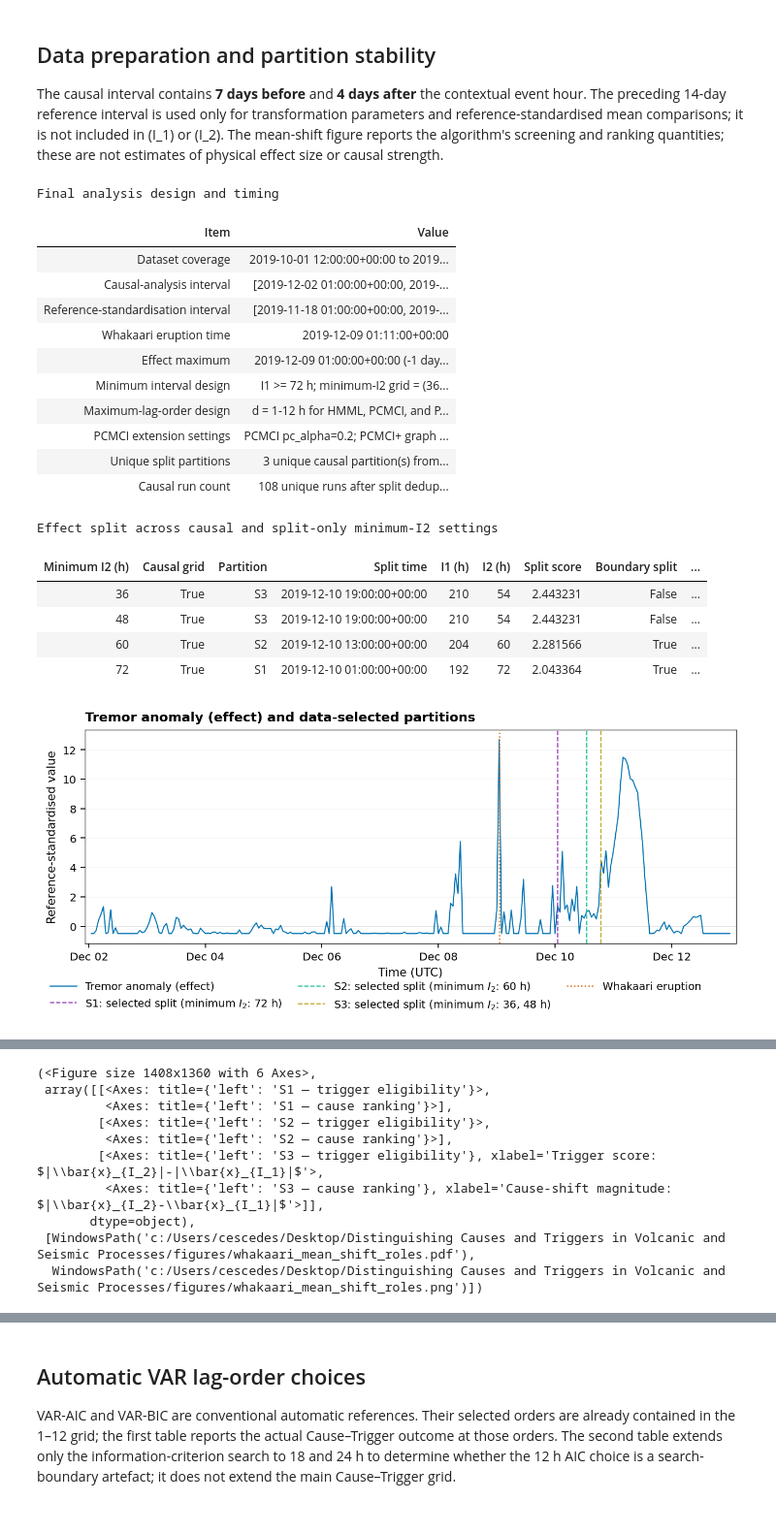
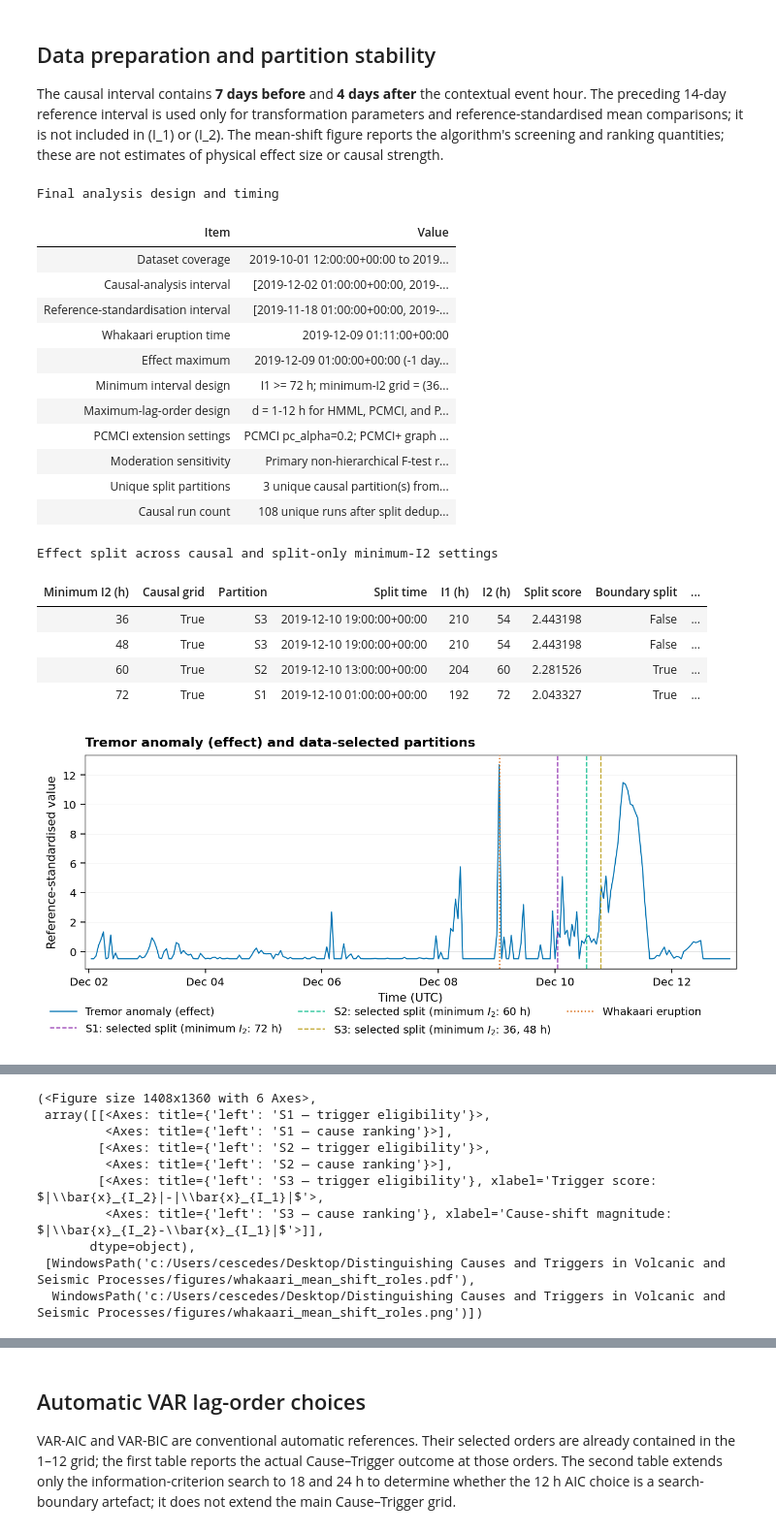
Before and after one commit to alectois/Distinguishing-Causes-and-Triggers-in-Volcanic-and-Seismic-Processes, a Jupyter notebook: notebooks/whakaari_cause_trigger.ipynb, the cells around one changed output, grey strips where cells are left out. Shown at 97% size. Saved outputs shown, nothing was run; the diff lists cells and outputs as text; code cells hidden in the pictures.

```diff
--- a/notebooks/whakaari_cause_trigger.ipynb
+++ b/notebooks/whakaari_cause_trigger.ipynb
@@ -32,10 +32,12 @@ from cause_trigger_reporting import (
     backend_split_summary,
     export_audit_csvs,
     mean_shift_role_table,
+    moderation_summary,
     multiplicity_audit_summary,
     pair_split_lag_summary,
     plot_effect_with_splits,
     plot_mean_shift_roles,
+    plot_moderation_heatmap,
     plot_pair_stability_heatmap,
     run_unique_split_grid,
     show_table,
@@ -91,6 +93,7 @@ PCMCI_PLUS_PC_ALPHA = 0.01
 PCMCI_ALPHA_LEVEL = 0.05
 PCMCI_FDR_METHOD = "fdr_bh"
 COND_IND_TEST = "robust_parcorr"
+HAC_LAGS = (6, 12, 24)
 # %% [markdown]
 ## Data preparation and partition stability
 
@@ -114,6 +117,7 @@ analysis = prepare_case_analysis(
     pcmci_alpha_level=PCMCI_ALPHA_LEVEL,
     pcmci_fdr_method=PCMCI_FDR_METHOD,
     cond_ind_test=COND_IND_TEST,
+    hac_lags=HAC_LAGS,
 )
 
 show_table(analysis.design_summary, "Final analysis design and timing")
@@ -139,37 +143,38 @@ plot_effect_with_splits(
     save_dir=FIGURES_DIR,
 )
 
 role_shift_table = mean_shift_role_table(
     analysis.X_mean,
     EFFECT,
     analysis.split_summary,
     variable_labels=VARIABLE_LABELS,
 )
 plot_mean_shift_roles(
     role_shift_table,
     title="Whakaari mean-based role-selection diagnostics",
     filename="whakaari_mean_shift_roles",
     save_dir=FIGURES_DIR,
 )
 # %% [output]
 Final analysis design and timing
 | Item | Value |
 | Dataset coverage | 2019-10-01 12:00:00+00:00 to 2019... |
 | Causal-analysis interval | [2019-12-02 01:00:00+00:00, 2019-... |
 | Reference-standardisation interval | [2019-11-18 01:00:00+00:00, 2019-... |
 | Whakaari eruption time | 2019-12-09 01:11:00+00:00 |
 | Effect maximum | 2019-12-09 01:00:00+00:00 (-1 day... |
 | Minimum interval design | I1 >= 72 h; minimum-I2 grid = (36... |
 | Maximum-lag-order design | d = 1-12 h for HMML, PCMCI, and P... |
 | PCMCI extension settings | PCMCI pc_alpha=0.2; PCMCI+ graph ... |
+| Moderation sensitivity | Primary non-hierarchical F-test r... |
 | Unique split partitions | 3 unique causal partition(s) from... |
 | Causal run count | 108 unique runs after split dedup... |
 Effect split across causal and split-only minimum-I2 settings
 | Minimum I2 (h) | Causal grid | Partition | Split time | I1 (h) | I2 (h) | Split score | Boundary split | ... |
-| 36 | True | S3 | 2019-12-10 19:00:00+00:00 | 210 | 54 | 2.443231 | False | ... |
-| 48 | True | S3 | 2019-12-10 19:00:00+00:00 | 210 | 54 | 2.443231 | False | ... |
-| 60 | True | S2 | 2019-12-10 13:00:00+00:00 | 204 | 60 | 2.281566 | True | ... |
-| 72 | True | S1 | 2019-12-10 01:00:00+00:00 | 192 | 72 | 2.043364 | True | ... |
+| 36 | True | S3 | 2019-12-10 19:00:00+00:00 | 210 | 54 | 2.443198 | False | ... |
+| 48 | True | S3 | 2019-12-10 19:00:00+00:00 | 210 | 54 | 2.443198 | False | ... |
+| 60 | True | S2 | 2019-12-10 13:00:00+00:00 | 204 | 60 | 2.281526 | True | ... |
+| 72 | True | S1 | 2019-12-10 01:00:00+00:00 | 192 | 72 | 2.043327 | True | ... |
 [figure]
 [figure]
 (<Figure size 1408x1360 with 6 Axes>,
```
Also changed, not shown: parts of 6 cells of this notebook, 35 other files.
